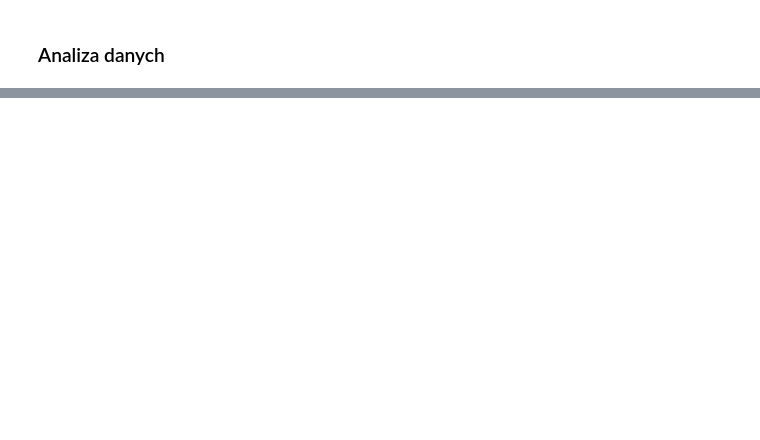
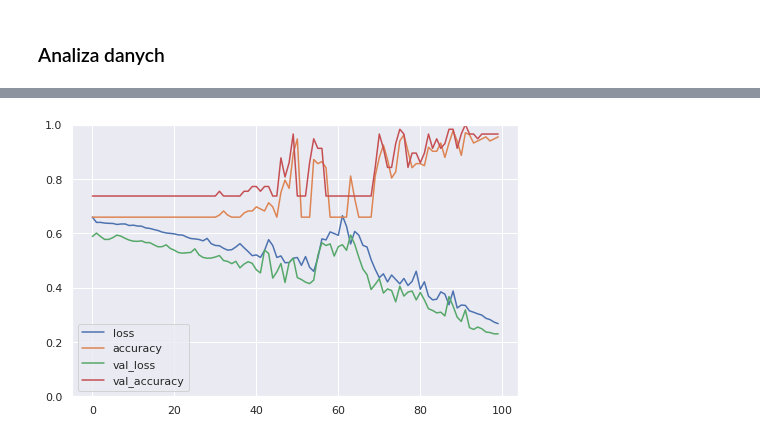
Before and after one commit to kacper1112/psi_projekt, a Jupyter notebook: projekt.ipynb, the cells around one changed output, grey strips where cells are left out. Drawn from its saved outputs; the diff is of its cells as text; code cells hidden in the pictures; blank space fills up the shorter version.

```diff
--- a/projekt.ipynb
+++ b/projekt.ipynb
@@ -209,0 +539,17 @@ X_train, X_test, y_train, y_test = train_test_split(data, y, test_size=0.2, rand
+# %%
+# MLP Classifier
+
+pipeline_9 = Pipeline([('preprocessing', StandardScaler()), ('classifier', MLPClassifier())])
+
+param_grid_9 = {
+            'preprocessing': [StandardScaler(), None],
+            'classifier__hidden_layer_sizes': [(20,10)],
+            'classifier__learning_rate_init': [0.001, 0.01, 0.1],
+            'classifier__max_iter': [100, 500, 1000],
+            'classifier__batch_size': [8, 16,32],
+}
+
+grid_9 = GridSearchCV(pipeline_9, param_grid_9, cv=kfold, return_train_score=True)
+
+grid_9.fit(X_train, y_train)
+grid_9.best_params_
@@ -209,0 +637,22 @@ X_train, X_test, y_train, y_test = train_test_split(data, y, test_size=0.2, rand
+# %%
+# stworzmy wlasny model
+
+import tensorflow as tf
+import keras
+from keras.models import Sequential
+from keras.layers import Dense
+from keras.callbacks import History
+from keras import backend
+
+backend.clear_session()
+
+history = History()
+
+model = Sequential()
+model.add(Dense(100, activation='sigmoid', input_dim=24))
+model.add(Dense(50, activation='sigmoid'))
+model.add(Dense(1, activation='sigmoid'))
+
+model.compile(optimizer='adam', loss='binary_crossentropy',metrics=['accuracy'])
+
+history = model.fit(X_train, y_train, validation_data= (X_test, y_test), batch_size=32,epochs=100)
@@ -209,0 +677,7 @@ X_train, X_test, y_train, y_test = train_test_split(data, y, test_size=0.2, rand
+# %%
+pd.DataFrame(history.history).plot(figsize=(8, 5))
+plt.grid(True)
+plt.gca().set_ylim(0, 1)
+plt.show()
+# %% [output]
+[figure, added]
```
Also changed, not shown: parts of 62 cells of this notebook, 4 other files.
